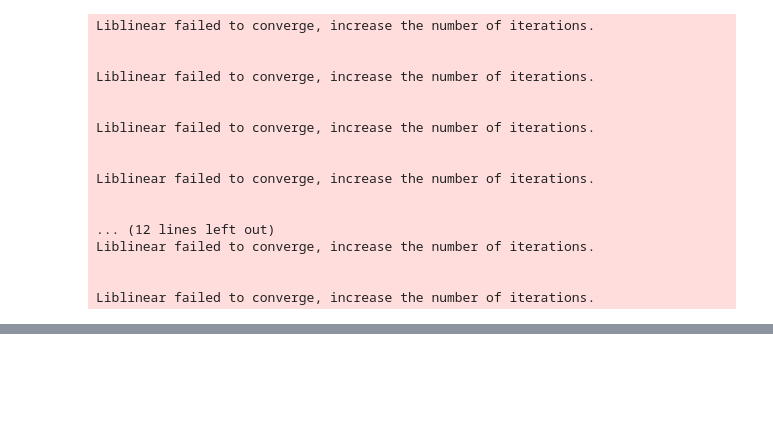
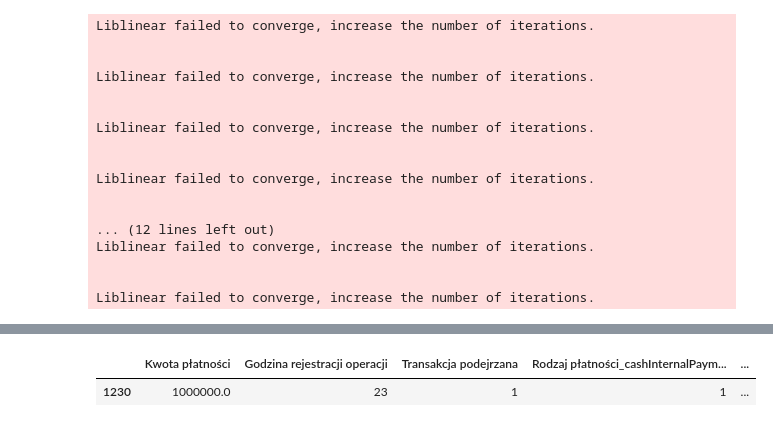
Before and after one commit to glinkapiotr/Asseco_Innovation, a Jupyter notebook: CodePlay_2020_SDS_data_API.ipynb, the cells around one changed output, grey strips where cells are left out. Saved outputs shown, nothing was run; the diff lists cells and outputs as text; code cells hidden in the pictures; blank space fills up the shorter version.

```diff
--- a/CodePlay_2020_SDS_data_API.ipynb
+++ b/CodePlay_2020_SDS_data_API.ipynb
@@ -1082,0 +1281,6 @@ TypeError: ignored
+# %%
+#owoc połączenia wiedzy eksperckiej z algorytmem isolation forest
+kodowany_DF[(kodowany_DF['Transakcja podejrzana wg IF']==1) & (kodowany_DF['Transakcja podejrzana']==1)]
+# %% [output]
+|  | Kwota płatności | Godzina rejestracji operacji | Transakcja podejrzana | Rodzaj płatności_cashInternalPaym... | ... |
+| 1230 | 1000000.0 | 23 | 1 | 1 | ... |
```
Also changed, not shown: parts of 13 cells of this notebook.
